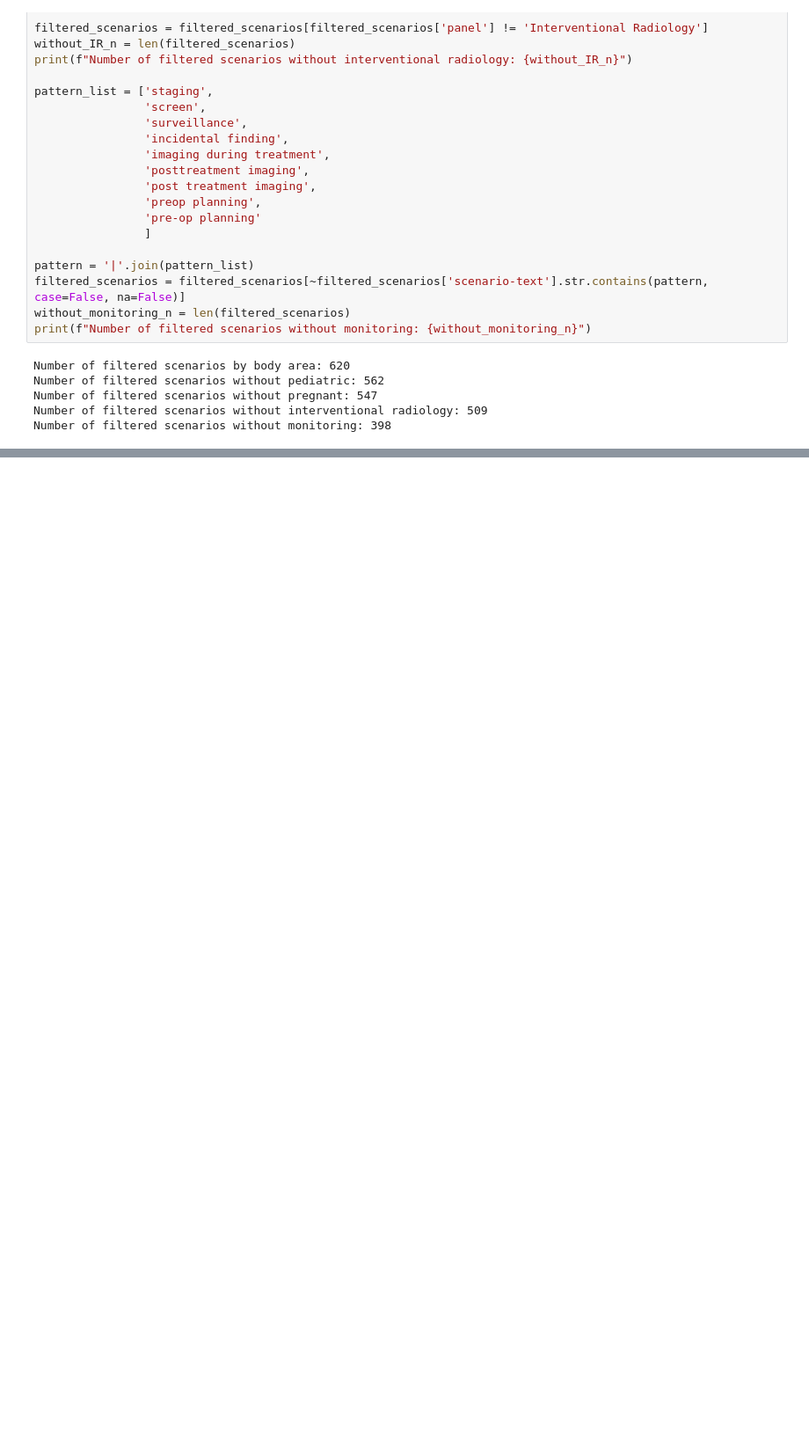
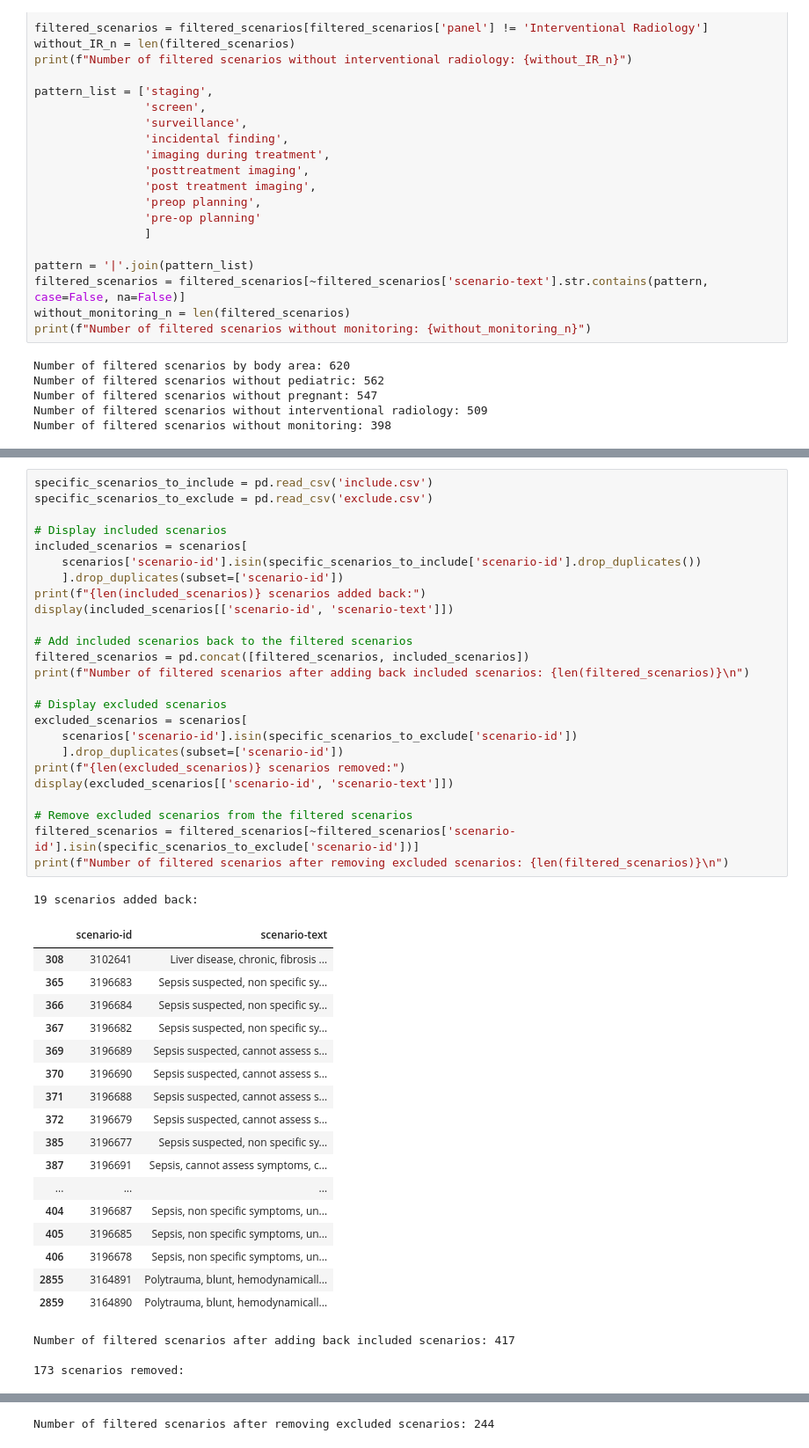
Before and after one commit to bsalexander/acr_analysis, a Jupyter notebook: analyze.ipynb, the cells around one changed output, grey strips where cells are left out. Shown at 88% size. Saved outputs shown, nothing was run; the diff lists cells and outputs as text; blank space fills up the shorter version.

```diff
--- a/analyze.ipynb
+++ b/analyze.ipynb
@@ -89,0 +98,47 @@ Number of filtered scenarios without monitoring: 398
+# %%
+specific_scenarios_to_include = pd.read_csv('include.csv')
+specific_scenarios_to_exclude = pd.read_csv('exclude.csv')
+
+# Display included scenarios
+included_scenarios = scenarios[
+    scenarios['scenario-id'].isin(specific_scenarios_to_include['scenario-id'].drop_duplicates())
+    ].drop_duplicates(subset=['scenario-id'])
+print(f"{len(included_scenarios)} scenarios added back:")
+display(included_scenarios[['scenario-id', 'scenario-text']])
+
+# Add included scenarios back to the filtered scenarios
+filtered_scenarios = pd.concat([filtered_scenarios, included_scenarios])
+print(f"Number of filtered scenarios after adding back included scenarios: {len(filtered_scenarios)}\n")
+
+# Display excluded scenarios
+excluded_scenarios = scenarios[
+    scenarios['scenario-id'].isin(specific_scenarios_to_exclude['scenario-id'])
+    ].drop_duplicates(subset=['scenario-id'])
+print(f"{len(excluded_scenarios)} scenarios removed:")
+display(excluded_scenarios[['scenario-id', 'scenario-text']])
+
+# Remove excluded scenarios from the filtered scenarios
+filtered_scenarios = filtered_scenarios[~filtered_scenarios['scenario-id'].isin(specific_scenarios_to_exclude['scenario-id'])]
+print(f"Number of filtered scenarios after removing excluded scenarios: {len(filtered_scenarios)}\n")
+# %% [output]
+19 scenarios added back:
+|  | scenario-id | scenario-text |
+| 308 | 3102641 | Liver disease, chronic, fibrosis ... |
+| 365 | 3196683 | Sepsis suspected, non specific sy... |
+| 366 | 3196684 | Sepsis suspected, non specific sy... |
+| 367 | 3196682 | Sepsis suspected, non specific sy... |
+| 369 | 3196689 | Sepsis suspected, cannot assess s... |
+| 370 | 3196690 | Sepsis suspected, cannot assess s... |
+| 371 | 3196688 | Sepsis suspected, cannot assess s... |
+| 372 | 3196679 | Sepsis suspected, cannot assess s... |
+| 385 | 3196677 | Sepsis suspected, non specific sy... |
+| 387 | 3196691 | Sepsis, cannot assess symptoms, c... |
+| ... | ... | ... |
+| 404 | 3196687 | Sepsis, non specific symptoms, un... |
+| 405 | 3196685 | Sepsis, non specific symptoms, un... |
+| 406 | 3196678 | Sepsis, non specific symptoms, un... |
+| 2855 | 3164891 | Polytrauma, blunt, hemodynamicall... |
+| 2859 | 3164890 | Polytrauma, blunt, hemodynamicall... |
+Number of filtered scenarios after adding back included scenarios: 417
+
+173 scenarios removed:
@@ -89,0 +162 @@ Number of filtered scenarios without monitoring: 398
+Number of filtered scenarios after removing excluded scenarios: 244
```
Also changed, not shown: parts of 21 cells of this notebook, 6 other files.
